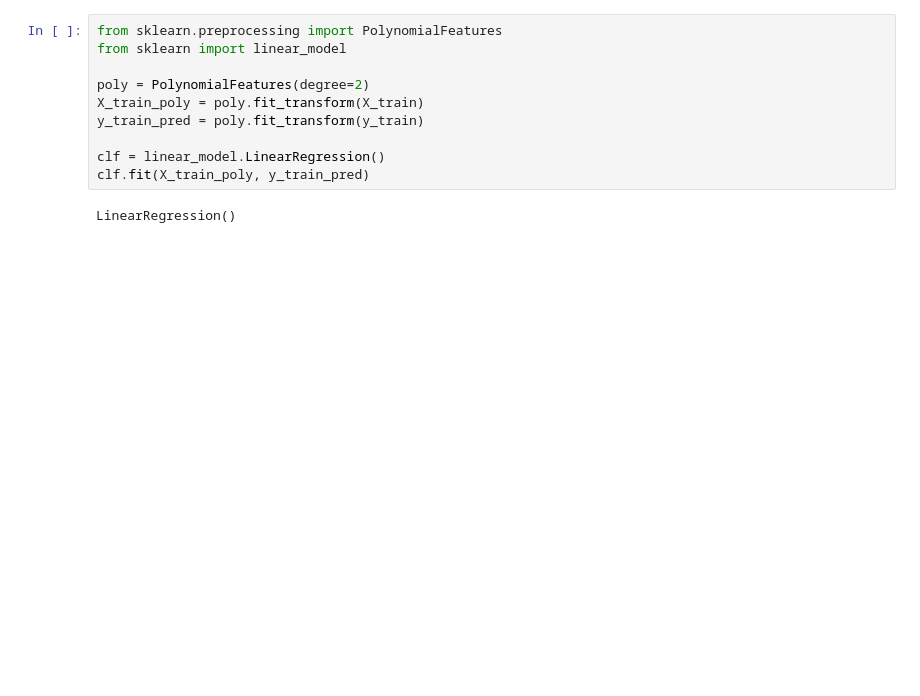
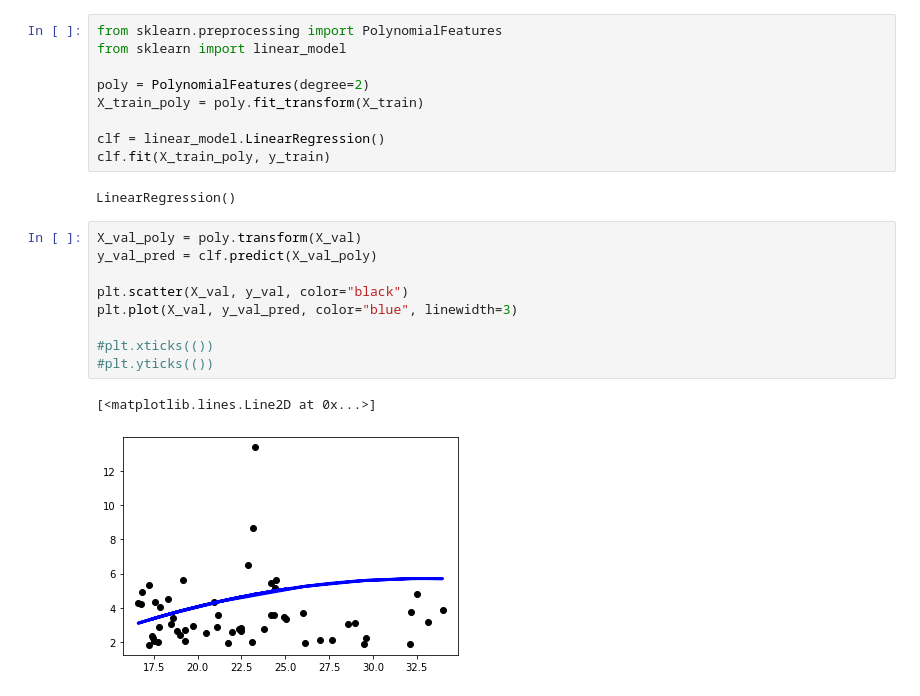
Before and after one commit to jtuo/mlproject, a Jupyter notebook: project.ipynb, the cells around one changed output. Saved outputs shown, nothing was run; the diff lists cells and outputs as text; blank space fills up the shorter version.

```diff
--- a/project.ipynb
+++ b/project.ipynb
@@ -109,9 +135,20 @@ from sklearn import linear_model
 
 poly = PolynomialFeatures(degree=2)
 X_train_poly = poly.fit_transform(X_train)
-y_train_pred = poly.fit_transform(y_train)
 
 clf = linear_model.LinearRegression()
-clf.fit(X_train_poly, y_train_pred)
+clf.fit(X_train_poly, y_train)
 # %% [output]
 LinearRegression()
+# %%
+X_val_poly = poly.transform(X_val)
+y_val_pred = clf.predict(X_val_poly)
+
+plt.scatter(X_val, y_val, color="black")
+plt.plot(X_val, y_val_pred, color="blue", linewidth=3)
+
+#plt.xticks(())
+#plt.yticks(())
+# %% [output]
+[<matplotlib.lines.Line2D at 0x...>]
+[figure, added]
```
Also changed, not shown: parts of 9 cells of this notebook, 38 other files.
